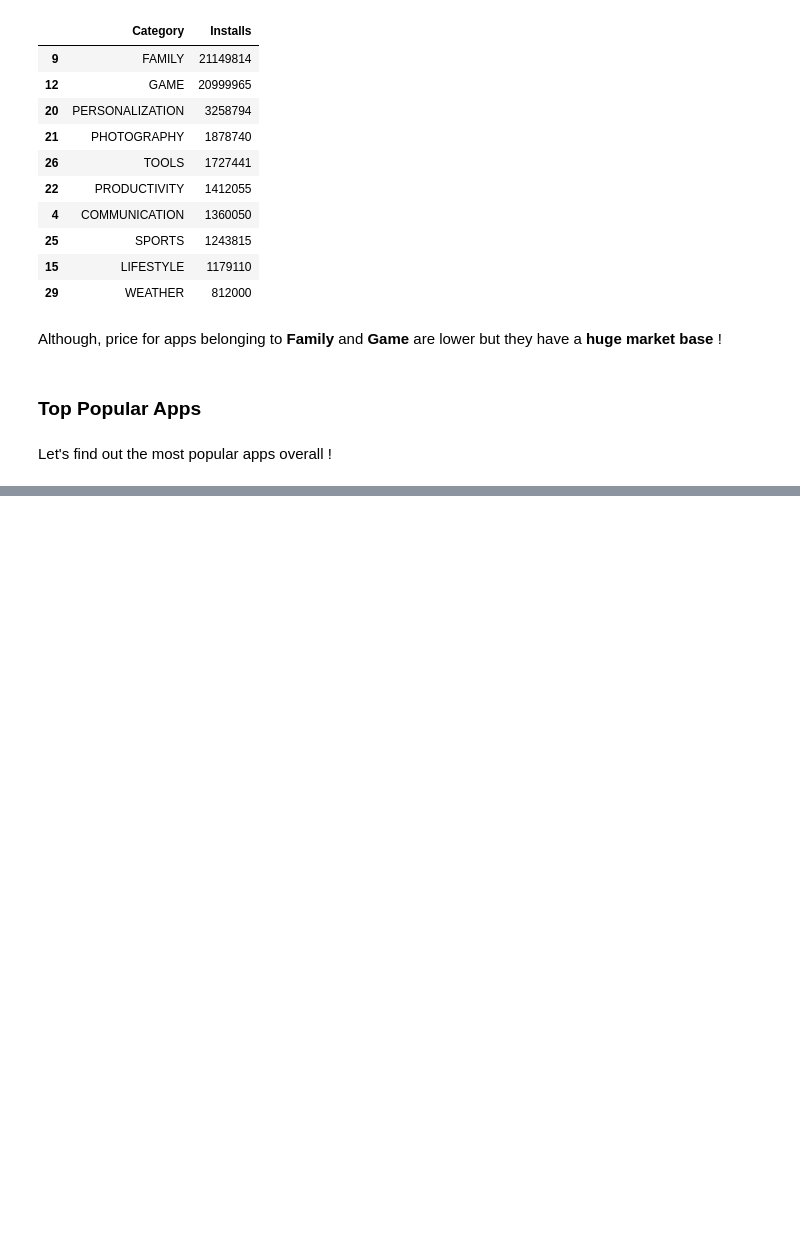
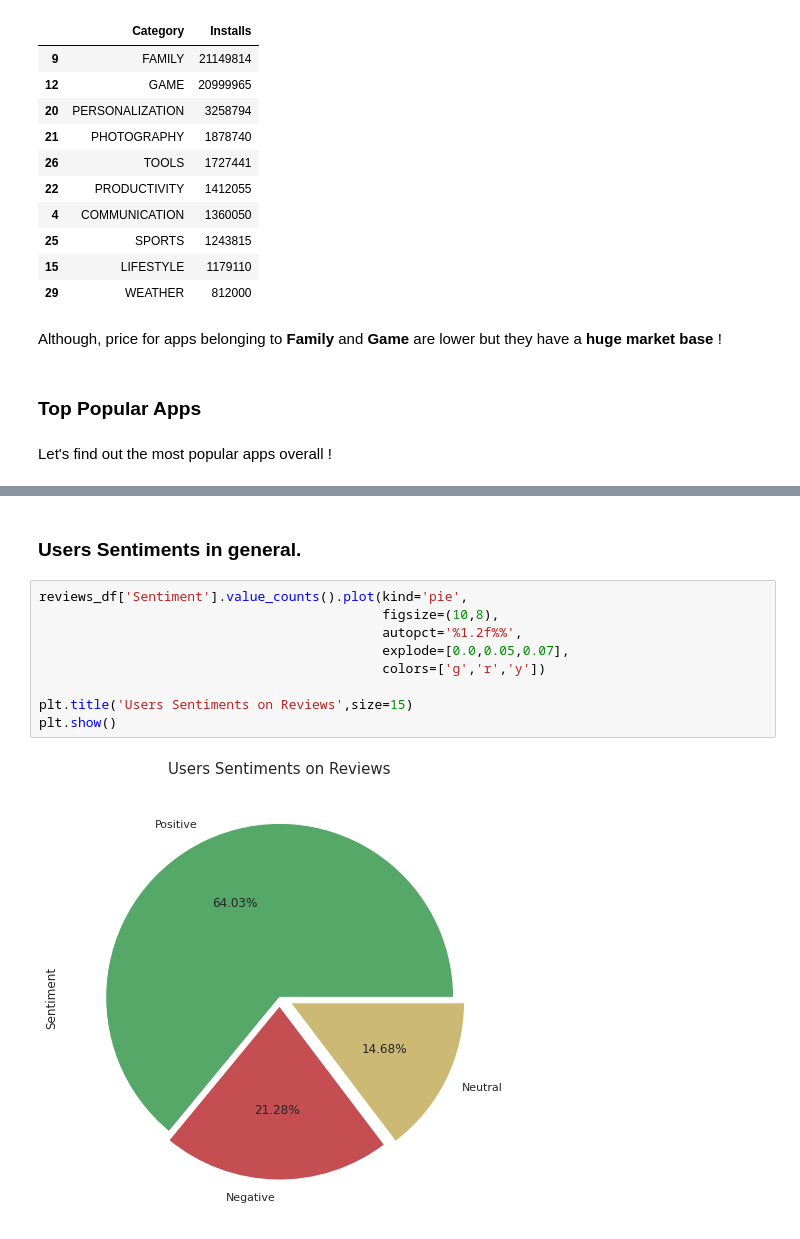
Before and after one commit to swarntam/Comcast_Telecom_Consumer_Complaints, a Jupyter notebook: Play_Store_App_Review_Analysis_Capstone_Project.ipynb, the cells around one changed output, grey strips where cells are left out. Saved outputs shown, nothing was run; the diff lists cells and outputs as text; blank space fills up the shorter version.

```diff
--- a/Play_Store_App_Review_Analysis_Capstone_Project.ipynb
+++ b/Play_Store_App_Review_Analysis_Capstone_Project.ipynb
@@ -1221,0 +1372,13 @@ data_df[['App','Rating','Installs','Category','Type','Android Ver']]\
+# %% [markdown]
+### Users Sentiments in general.
+# %%
+reviews_df['Sentiment'].value_counts().plot(kind='pie',
+                                            figsize=(10,8),
+                                            autopct='%1.2f%%',
+                                            explode=[0.0,0.05,0.07],
+                                            colors=['g','r','y'])
+
+plt.title('Users Sentiments on Reviews',size=15)
+plt.show()
+# %% [output]
+[figure, added]
```
Also changed, not shown: parts of 51 cells of this notebook.
